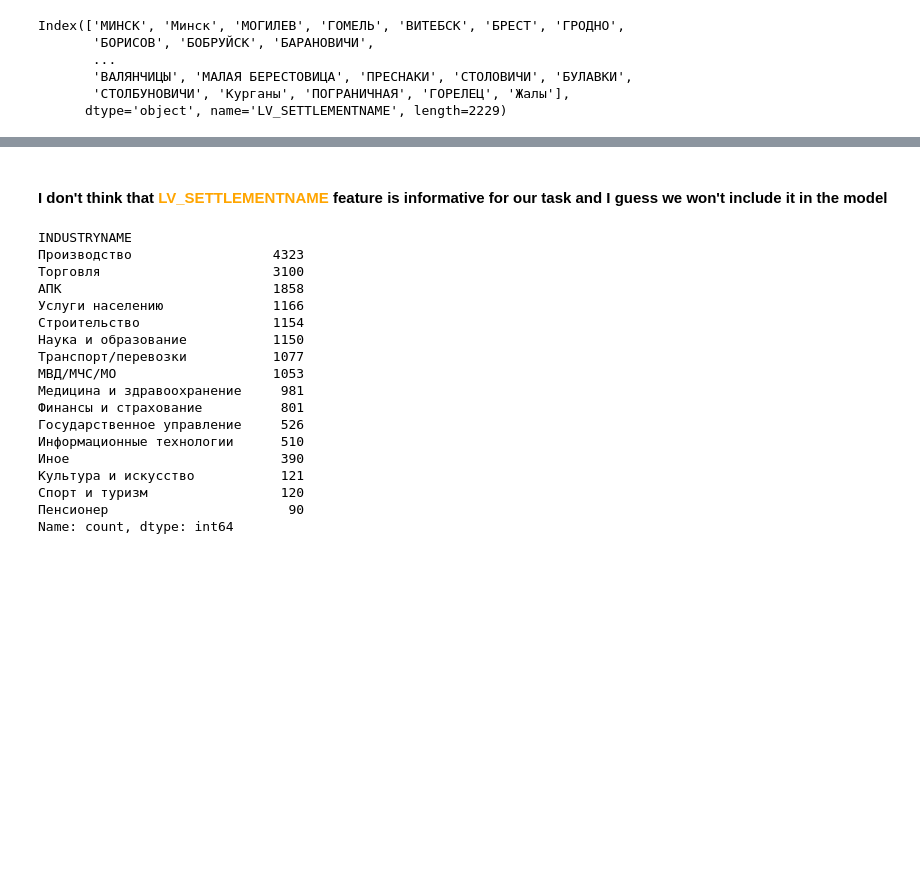
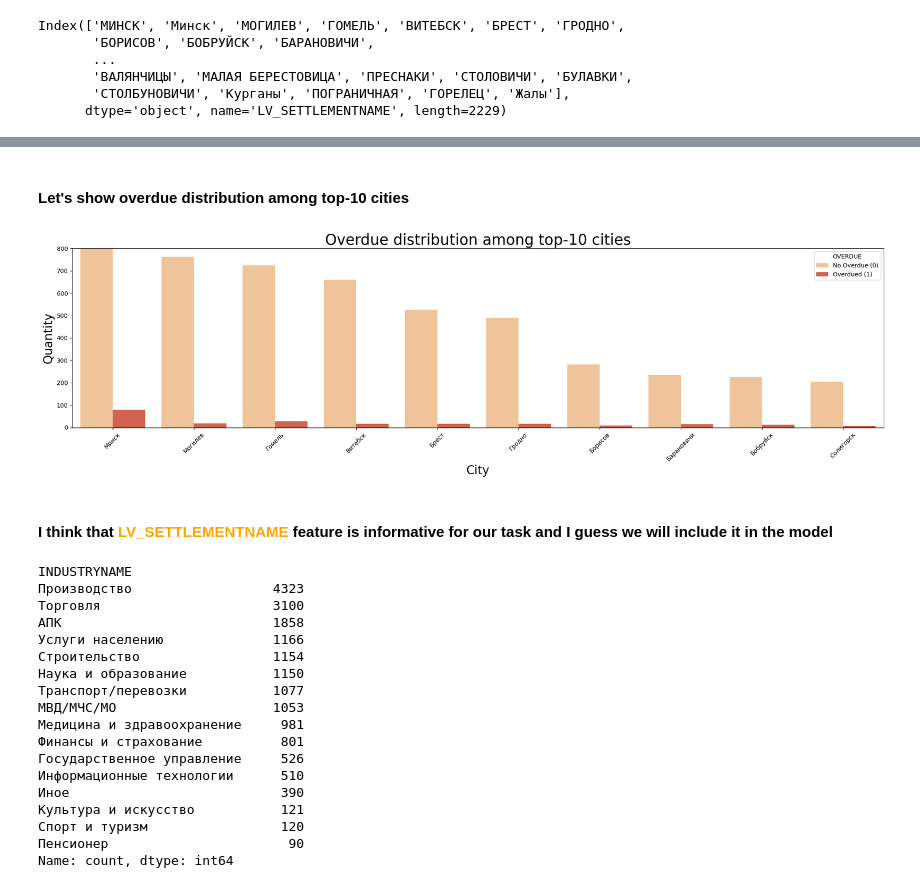
Before and after one commit to Ultraluxe25/BNB-Data-Scientist, a Jupyter notebook: kapturov_bnb.ipynb, the cells around one changed output, grey strips where cells are left out. Cells and saved outputs as stored; diff of their text form; code cells hidden in the pictures; blank space fills up the shorter version.

```diff
--- a/kapturov_bnb.ipynb
+++ b/kapturov_bnb.ipynb
@@ -433,0 +478,3 @@ Index(['МИНСК', 'Минск', 'МОГИЛЕВ', 'ГОМЕЛЬ', 'ВИТЕБ
+# %%
+data['LV_SETTLEMENTNAME'] = data['LV_SETTLEMENTNAME'].str.capitalize()
+data['LV_SETTLEMENTNAME'].value_counts()[:20]
@@ -434,5 +499,24 @@ Index(['МИНСК', 'Минск', 'МОГИЛЕВ', 'ГОМЕЛЬ', 'ВИТЕБ
+# %%
+# Gather top-10 cities (indexes and values)
+top_10_cities = data['LV_SETTLEMENTNAME'].value_counts().index[:10]
+filtered_data = data[data['LV_SETTLEMENTNAME'].isin(top_10_cities)]
+# %% [markdown]
+#### Let's show overdue distribution among top-10 cities
+# %%
+plt.figure(figsize=(20, 6))
+sns.countplot(data=filtered_data, x='LV_SETTLEMENTNAME', hue='OVERDUE', palette='OrRd', order=top_10_cities)
+plt.title('Overdue distribution among top-10 cities', fontsize=25)
+plt.xlabel('City', fontsize=20)
+plt.ylabel('Quantity', fontsize=20)
+plt.ylim((0, 800))
+plt.xticks(rotation=45)
+plt.legend(title='OVERDUE', labels=['No Overdue (0)', 'Overdued (1)'])
+plt.tight_layout()  # Adjust the padding between and around subplots
+plt.show()
+# %% [output]
+[figure, added]
 # %% [markdown]
-#### I don't think that <span style="color: orange">LV_SETTLEMENTNAME</span> feature is informative for our task and I guess we won't include it in the model
+#### I think that <span style="color: orange">LV_SETTLEMENTNAME</span> feature is informative for our task and I guess we will include it in the model
 # %%
 data['INDUSTRYNAME'].value_counts()
 # %% [output]
```
Also changed, not shown: parts of 7 cells of this notebook.
